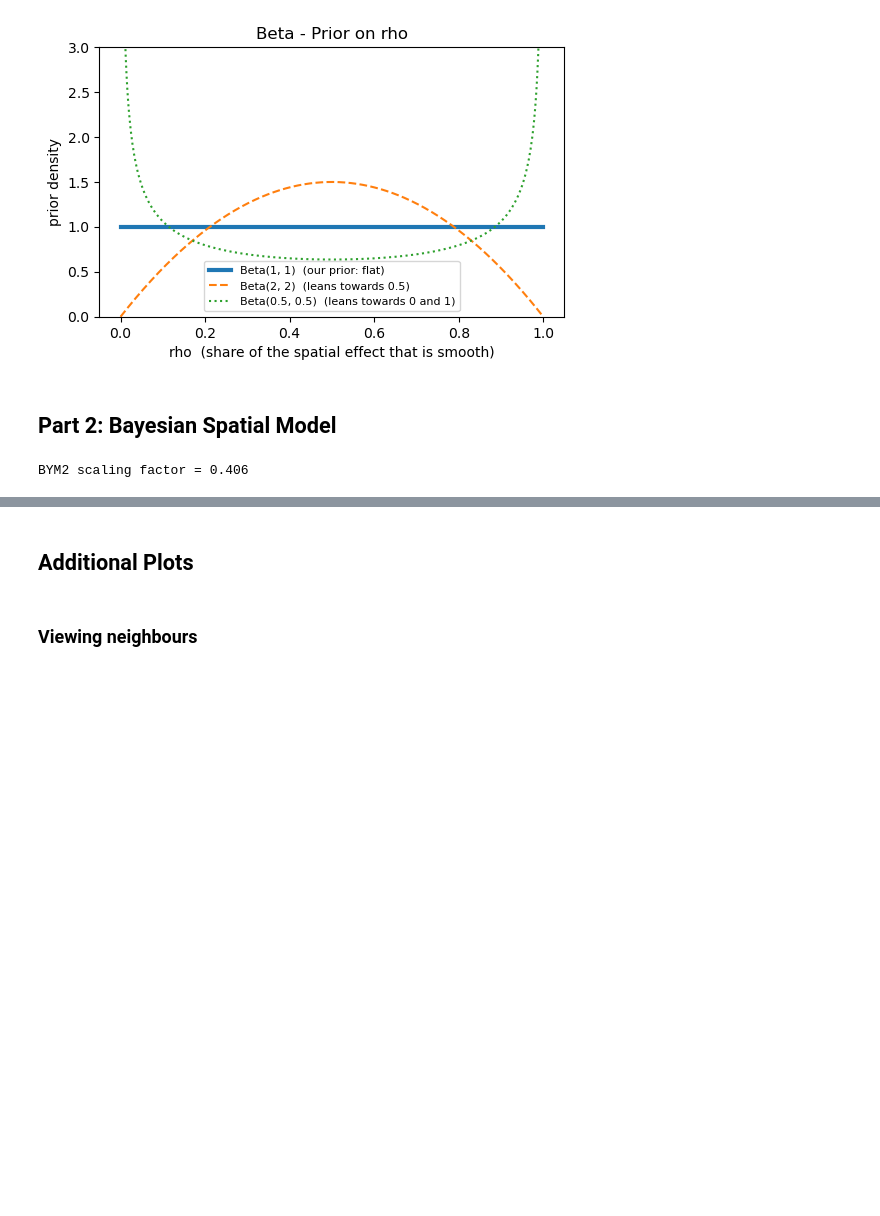
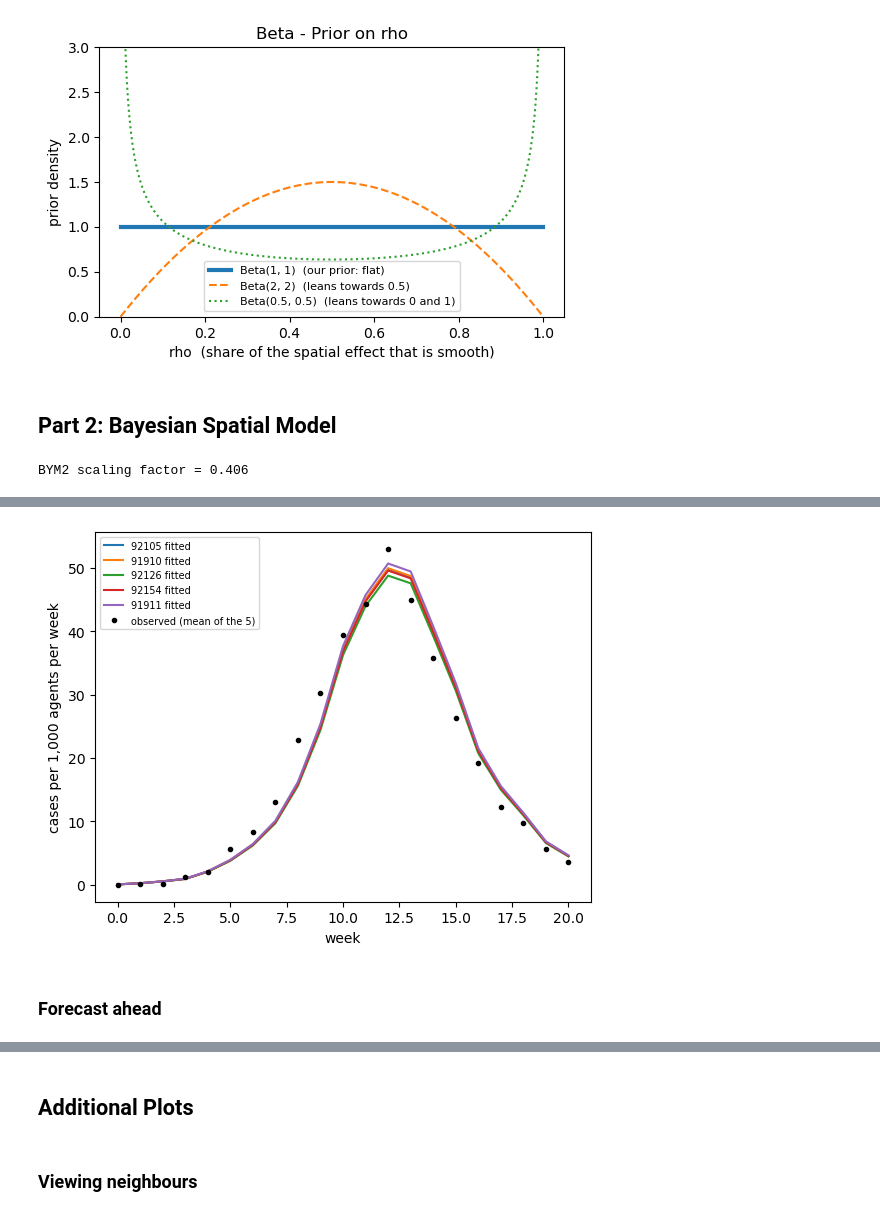
Before and after one commit to andersen-lab/covasim4wastewater, a Jupyter notebook: spatial_modeling/Bayesian_spatiotemporal_model_testing/1_Explore_spatial_data_SD.ipynb, the cells around one changed output, grey strips where cells are left out. Saved outputs shown, nothing was run; the diff lists cells and outputs as text; code cells hidden in the pictures; blank space fills up the shorter version.

```diff
--- a/spatial_modeling/Bayesian_spatiotemporal_model_testing/1_Explore_spatial_data_SD.ipynb
+++ b/spatial_modeling/Bayesian_spatiotemporal_model_testing/1_Explore_spatial_data_SD.ipynb
@@ -156,5 +158,3 @@ def raster_zonal_sum_verbose(tif, gdf):
     result = sums[1:]
     print(f"\n5. returning {len(result)} totals, one per ZIP row; first three: {result[:3].round(0)}")
     return result
-
-zips["raster_pop"] = raster_zonal_sum_verbose(SD_DATA / "san_diego_county_ppp_2020.tif", zips)
@@ -680,0 +942,16 @@ print("divergences:", int(idata.sample_stats["diverging"].sum()))
+# %%
+# Posterior rate per ZIP and week, for every ZIP (including ones with 0 agents, whose u comes from their neighbours)
+rate_draws = np.exp(alpha_draws[:, None, None] + u_draws[:, :, None] + v_draws[:, None, :])    # (draws, all ZIPs, weeks)
+rate_mean = rate_draws.mean(axis=0)                                  # (ZIPs, weeks): posterior mean rate per agent per week
+rate_low, rate_high = np.percentile(rate_draws, [2.5, 97.5], axis=0)
+
+# Compare to the observed rate in the 5 biggest ZIPs
+big = np.argsort(N)[-5:]
+for i in big:
+    plt.plot(rate_mean[i] * 1000, label=f"{zips.loc[i, 'zip']} fitted")
+plt.plot((cases_weekly_all[big] / N[big][:, None]).mean(0) * 1000, "k.", label="observed (mean of the 5)")
+plt.xlabel("week"); plt.ylabel("cases per 1,000 agents per week"); plt.legend(fontsize=7); plt.show()
+# %% [output]
+[figure, added]
+# %% [markdown]
+### Forecast ahead
```
Also changed, not shown: parts of 29 cells of this notebook.
